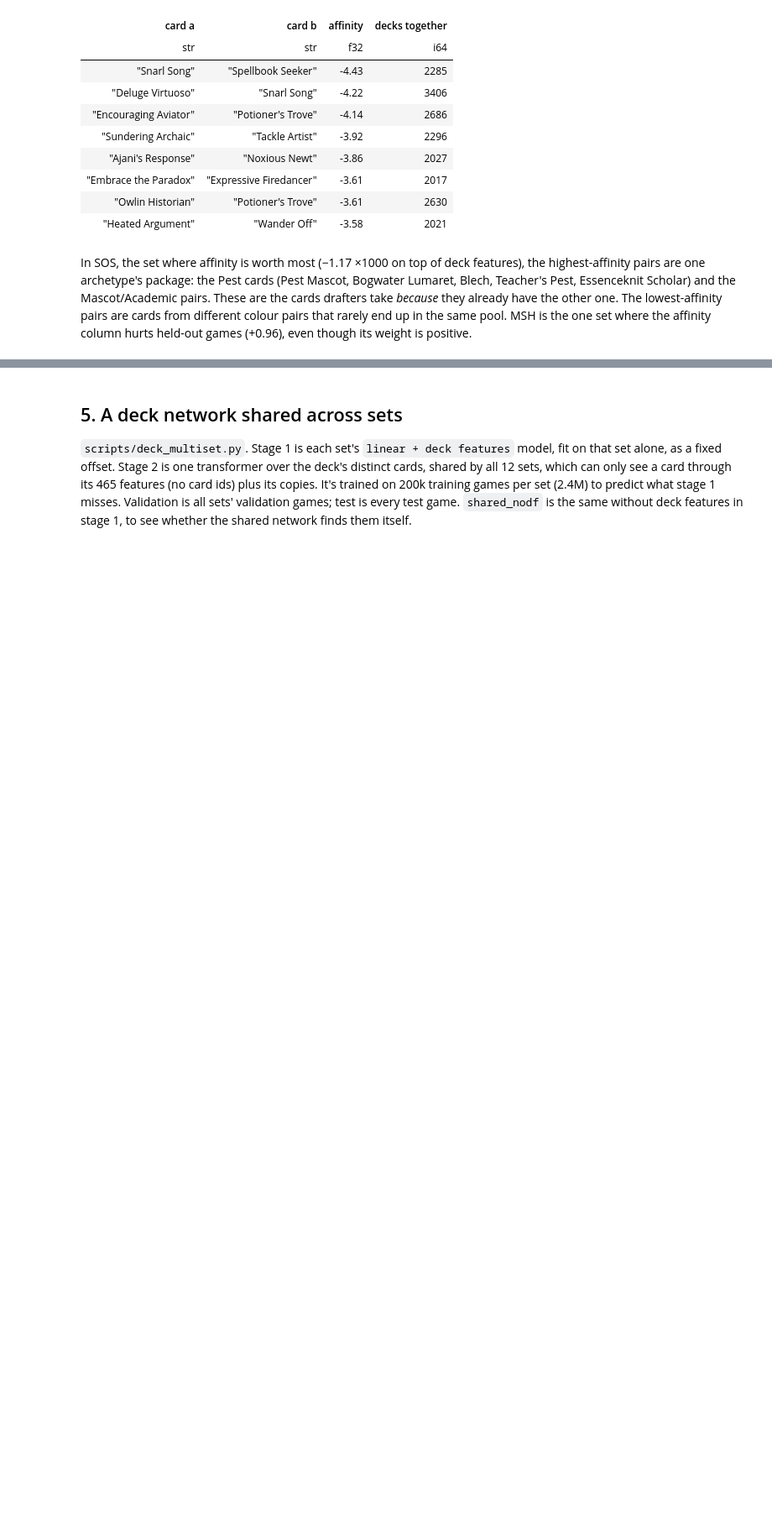
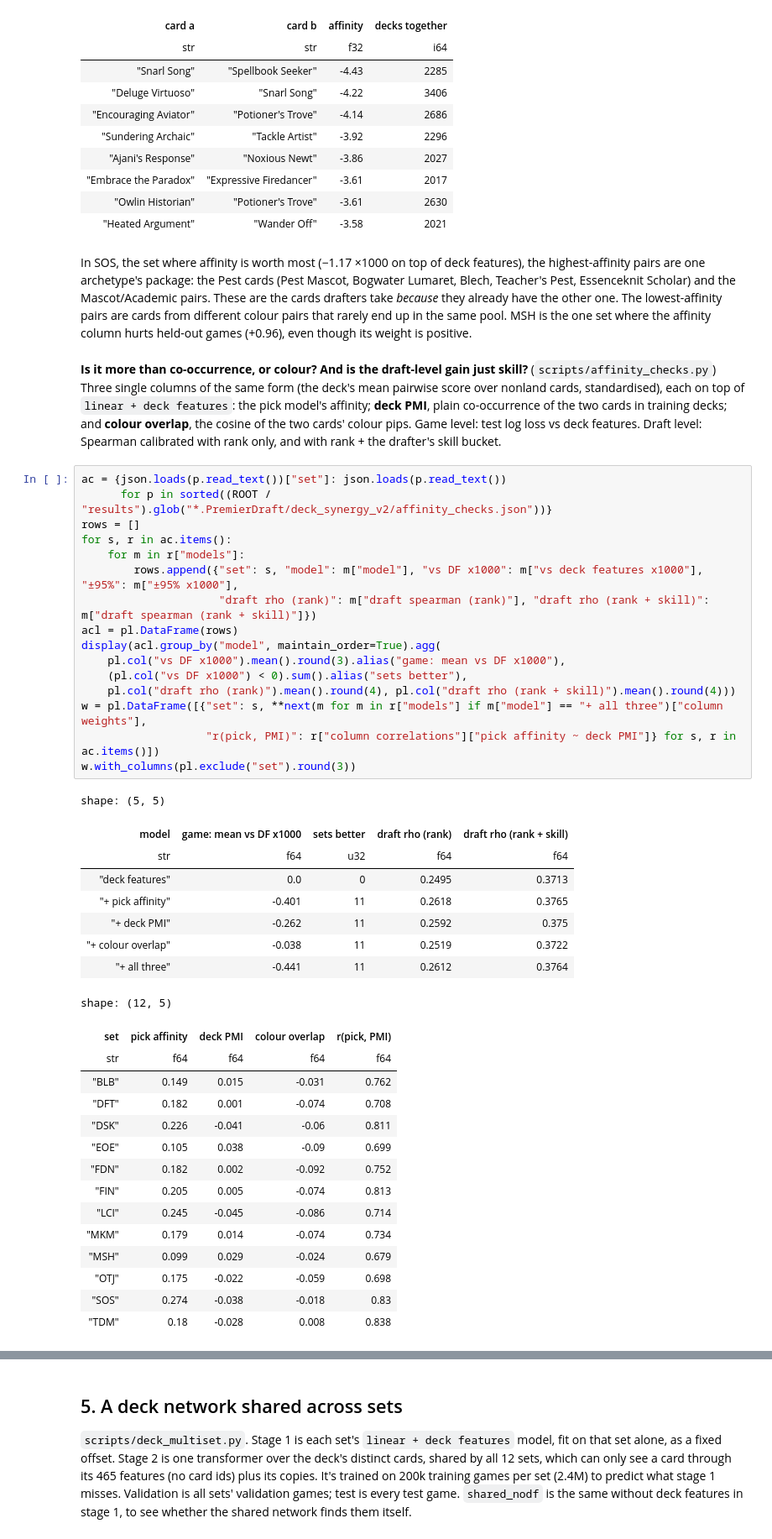
Before and after one commit to zscore/mtg-open-lane, a Jupyter notebook: notebooks/deck_synergy_v2.ipynb, the cells around one changed output, grey strips where cells are left out. Shown at 84% size. Cells and saved outputs as stored; diff of their text form; blank space fills up the shorter version.

Commit message:
Affinity checks: draft affinity vs deck co-occurrence vs colour, and a skill-controlled draft-level score; T=0.7 bots
Co-Authored-By: Claude Opus 5.5 (1M context) <noreply@anthropic.com>

```diff
--- a/notebooks/deck_synergy_v2.ipynb
+++ b/notebooks/deck_synergy_v2.ipynb
@@ -315,3 +315,49 @@ are one archetype's package: the Pest cards (Pest Mascot, Bogwater Lumaret, Blec
 Scholar) and the Mascot/Academic pairs. These are the cards drafters take *because* they already have the other
 one. The lowest-affinity pairs are cards from different colour pairs that rarely end up in the same pool. MSH is
 the one set where the affinity column hurts held-out games (+0.96), even though its weight is positive.
+# %% [markdown]
+**Is it more than co-occurrence, or colour? And is the draft-level gain just skill?** (`scripts/affinity_checks.py`)
+Three single columns of the same form (the deck's mean pairwise score over nonland cards, standardised), each on
+top of `linear + deck features`: the pick model's affinity; **deck PMI**, plain co-occurrence of the two cards
+in training decks; and **colour overlap**, the cosine of the two cards' colour pips. Game level: test log loss vs
+deck features. Draft level: Spearman calibrated with rank only, and with rank + the drafter's skill bucket.
+# %%
+ac = {json.loads(p.read_text())["set"]: json.loads(p.read_text())
+      for p in sorted((ROOT / "results").glob("*.PremierDraft/deck_synergy_v2/affinity_checks.json"))}
+rows = []
+for s, r in ac.items():
+    for m in r["models"]:
+        rows.append({"set": s, "model": m["model"], "vs DF x1000": m["vs deck features x1000"], "±95%": m["±95% x1000"],
+                     "draft rho (rank)": m["draft spearman (rank)"], "draft rho (rank + skill)": m["draft spearman (rank + skill)"]})
+acl = pl.DataFrame(rows)
+display(acl.group_by("model", maintain_order=True).agg(
+    pl.col("vs DF x1000").mean().round(3).alias("game: mean vs DF x1000"),
+    (pl.col("vs DF x1000") < 0).sum().alias("sets better"),
+    pl.col("draft rho (rank)").mean().round(4), pl.col("draft rho (rank + skill)").mean().round(4)))
+w = pl.DataFrame([{"set": s, **next(m for m in r["models"] if m["model"] == "+ all three")["column weights"],
+                   "r(pick, PMI)": r["column correlations"]["pick affinity ~ deck PMI"]} for s, r in ac.items()])
+w.with_columns(pl.exclude("set").round(3))
+# %% [output]
+shape: (5, 5)
+| model | game: mean vs DF x1000 | sets better | draft rho (rank) | draft rho (rank + skill) |
+| str | f64 | u32 | f64 | f64 |
+| "deck features" | 0.0 | 0 | 0.2495 | 0.3713 |
+| "+ pick affinity" | -0.401 | 11 | 0.2618 | 0.3765 |
+| "+ deck PMI" | -0.262 | 11 | 0.2592 | 0.375 |
+| "+ colour overlap" | -0.038 | 11 | 0.2519 | 0.3722 |
+| "+ all three" | -0.441 | 11 | 0.2612 | 0.3764 |
+shape: (12, 5)
+| set | pick affinity | deck PMI | colour overlap | r(pick, PMI) |
+| str | f64 | f64 | f64 | f64 |
+| "BLB" | 0.149 | 0.015 | -0.031 | 0.762 |
+| "DFT" | 0.182 | 0.001 | -0.074 | 0.708 |
+| "DSK" | 0.226 | -0.041 | -0.06 | 0.811 |
+| "EOE" | 0.105 | 0.038 | -0.09 | 0.699 |
+| "FDN" | 0.182 | 0.002 | -0.092 | 0.752 |
+| "FIN" | 0.205 | 0.005 | -0.074 | 0.813 |
+| "LCI" | 0.245 | -0.045 | -0.086 | 0.714 |
+| "MKM" | 0.179 | 0.014 | -0.074 | 0.734 |
+| "MSH" | 0.099 | 0.029 | -0.024 | 0.679 |
+| "OTJ" | 0.175 | -0.022 | -0.059 | 0.698 |
+| "SOS" | 0.274 | -0.038 | -0.018 | 0.83 |
+| "TDM" | 0.18 | -0.028 | 0.008 | 0.838 |
```
Also changed, not shown: parts of 2 cells of this notebook, 16 other files.
